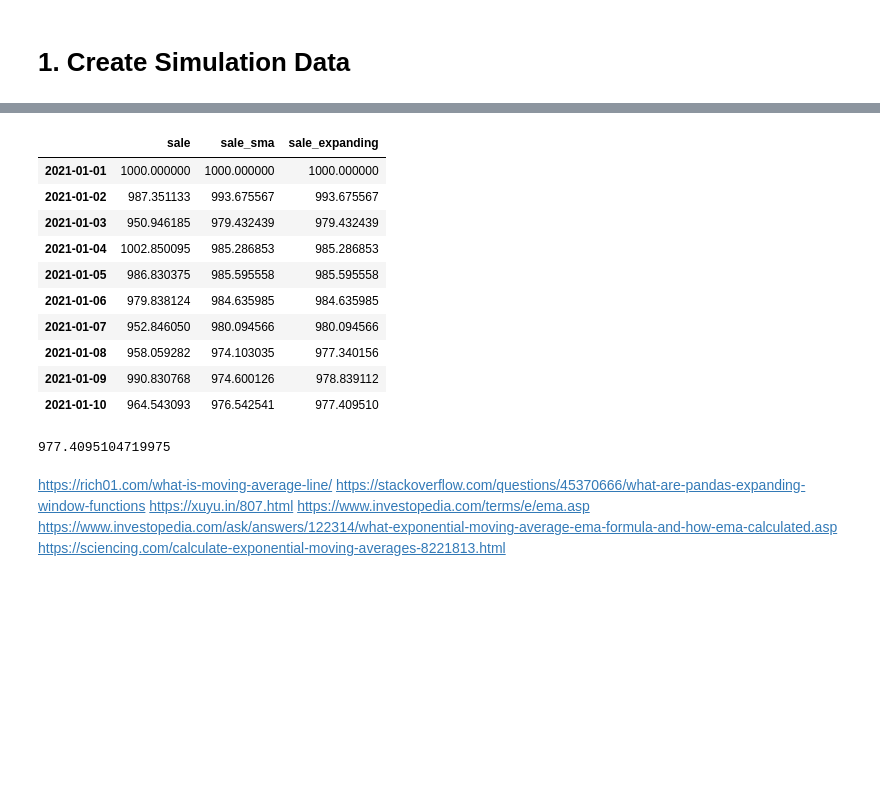
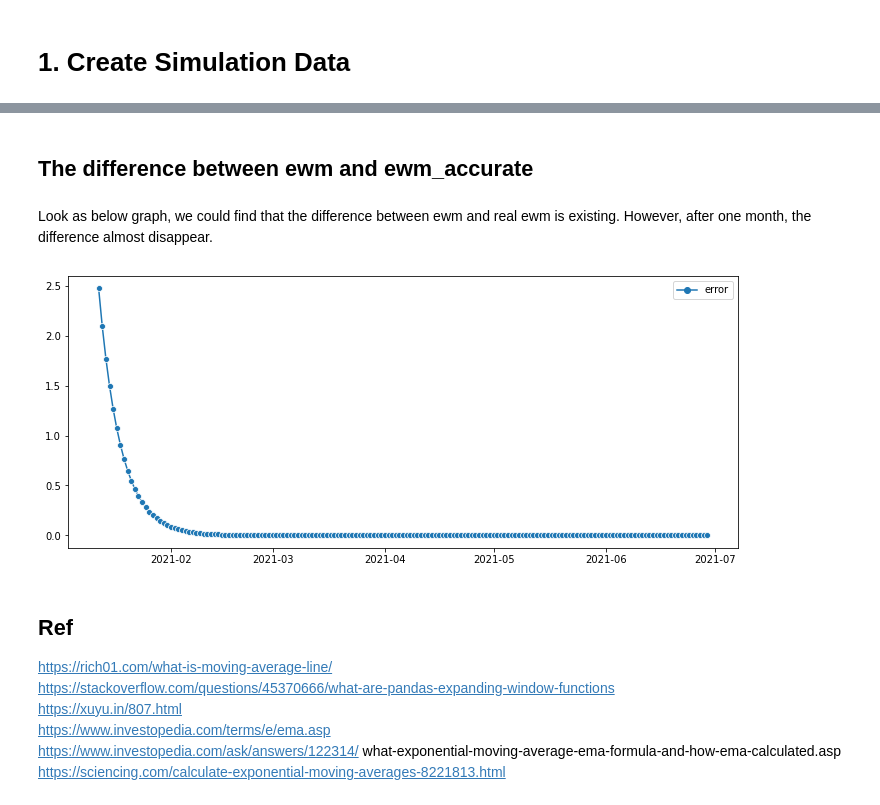
Before and after one commit to GallonShih/Projects, a Jupyter notebook: SideProject/06_Trend_Description/trend_description.ipynb, the cells around one changed output, grey strips where cells are left out. Drawn from its saved outputs; the diff is of its cells as text; code cells hidden in the pictures; blank space fills up the shorter version.

```diff
--- a/SideProject/06_Trend_Description/trend_description.ipynb
+++ b/SideProject/06_Trend_Description/trend_description.ipynb
@@ -159,18 +46,0 @@ plt.show()
-# %%
-df_sales.head(10)
-# %% [output]
-|  | sale | sale_sma | sale_expanding |
-| 2021-01-01 | 1000.000000 | 1000.000000 | 1000.000000 |
-| 2021-01-02 | 987.351133 | 993.675567 | 993.675567 |
-| 2021-01-03 | 950.946185 | 979.432439 | 979.432439 |
-| 2021-01-04 | 1002.850095 | 985.286853 | 985.286853 |
-| 2021-01-05 | 986.830375 | 985.595558 | 985.595558 |
-| 2021-01-06 | 979.838124 | 984.635985 | 984.635985 |
-| 2021-01-07 | 952.846050 | 980.094566 | 980.094566 |
-| 2021-01-08 | 958.059282 | 974.103035 | 977.340156 |
-| 2021-01-09 | 990.830768 | 974.600126 | 978.839112 |
-| 2021-01-10 | 964.543093 | 976.542541 | 977.409510 |
-# %%
-df_sales['sale'][0:10].mean()
-# %% [output]
-977.4095104719975
@@ -186,7 +47,20 @@ ax = im.plot(figsize=(12,5), marker='.', title='Time series averaging methods')
+# %% [markdown]
+## The difference between ewm and ewm_accurate
+# %% [markdown]
+Look as below graph, we could find that the difference between ewm and real ewm is existing. However, after one month, the difference almost disappear.
+# %%
+cal_error = pd.DataFrame(data=df_sales.sale_ewm_accurate-df_sales.sale_ewm, columns=['error'])
+# %%
+plt.figure(figsize=(12,5))
+sns.lineplot(data = cal_error, markers=True)
+plt.show()
+# %% [output]
+[figure, added]
 # %% [markdown]
+## Ref
 https://rich01.com/what-is-moving-average-line/
 https://stackoverflow.com/questions/45370666/what-are-pandas-expanding-window-functions
 https://xuyu.in/807.html
 https://www.investopedia.com/terms/e/ema.asp
-https://www.investopedia.com/ask/answers/122314/what-exponential-moving-average-ema-formula-and-how-ema-calculated.asp
+https://www.investopedia.com/ask/answers/122314/  what-exponential-moving-average-ema-formula-and-how-ema-calculated.asp
 https://sciencing.com/calculate-exponential-moving-averages-8221813.html
```
Also changed, not shown: parts of 25 cells of this notebook, 1 other file.
